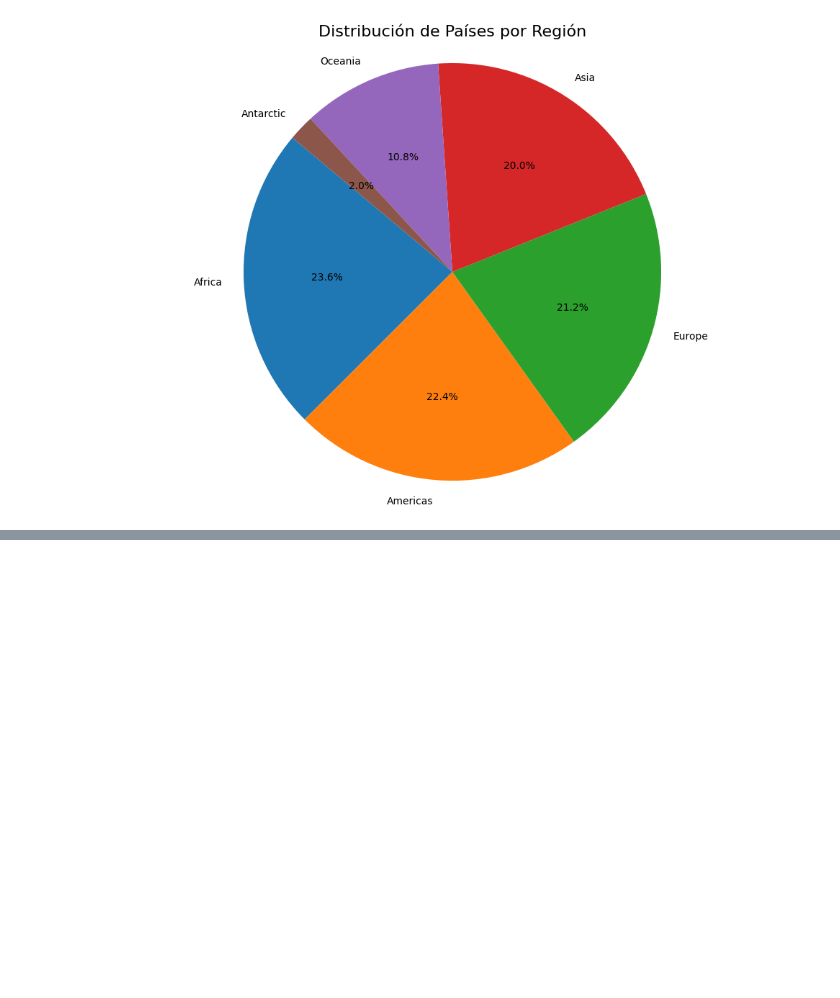
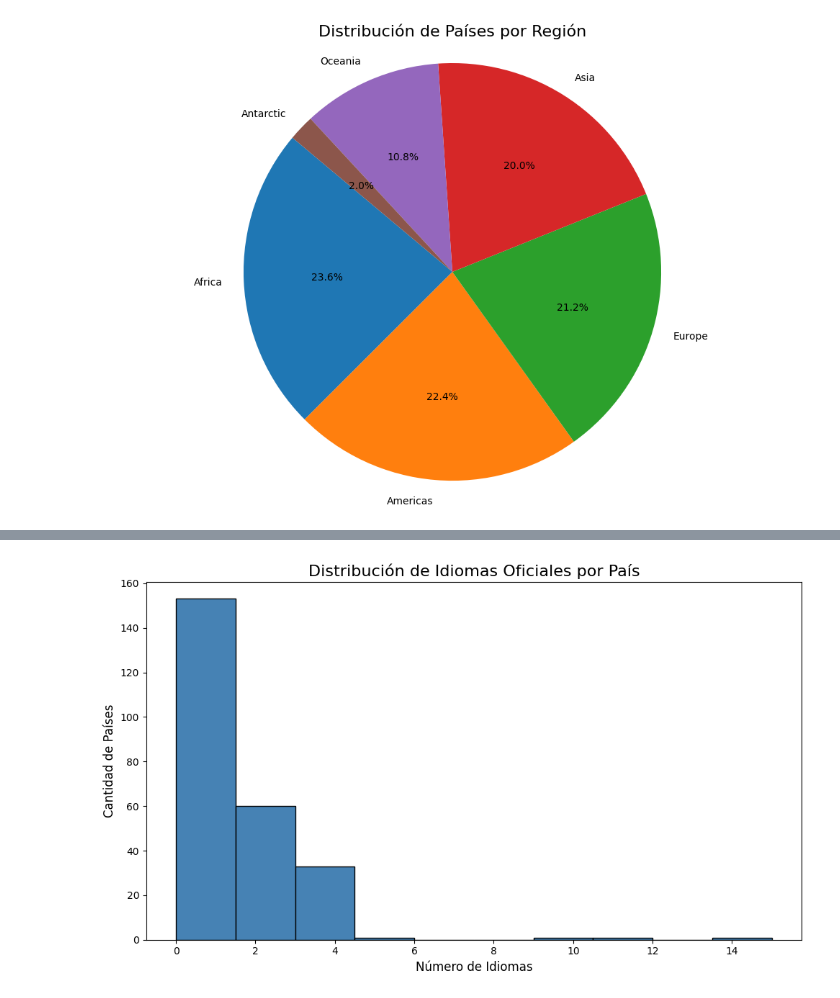
Before and after one commit to yasleidypalacios-ux/bd_taller_final, a Jupyter notebook: analisis.ipynb, the cells around one changed output, grey strips where cells are left out. Cells and saved outputs as stored; diff of their text form; code cells hidden in the pictures; blank space fills up the shorter version.

Commit message:
agregar histograma de idiomas oficiales por país

```diff
--- a/analisis.ipynb
+++ b/analisis.ipynb
@@ -156,0 +159,11 @@ plt.show()
+# %%
+# Gráfico 3: Histograma de número de idiomas por país
+plt.figure(figsize=(10, 6))
+plt.hist(df['num_idiomas'], bins=10, color='steelblue', edgecolor='black')
+plt.title('Distribución de Idiomas Oficiales por País', fontsize=16)
+plt.xlabel('Número de Idiomas', fontsize=12)
+plt.ylabel('Cantidad de Países', fontsize=12)
+plt.tight_layout()
+plt.show()
+# %% [output]
+[figure, added]
```
Also changed, not shown: parts of 1 cell of this notebook.
